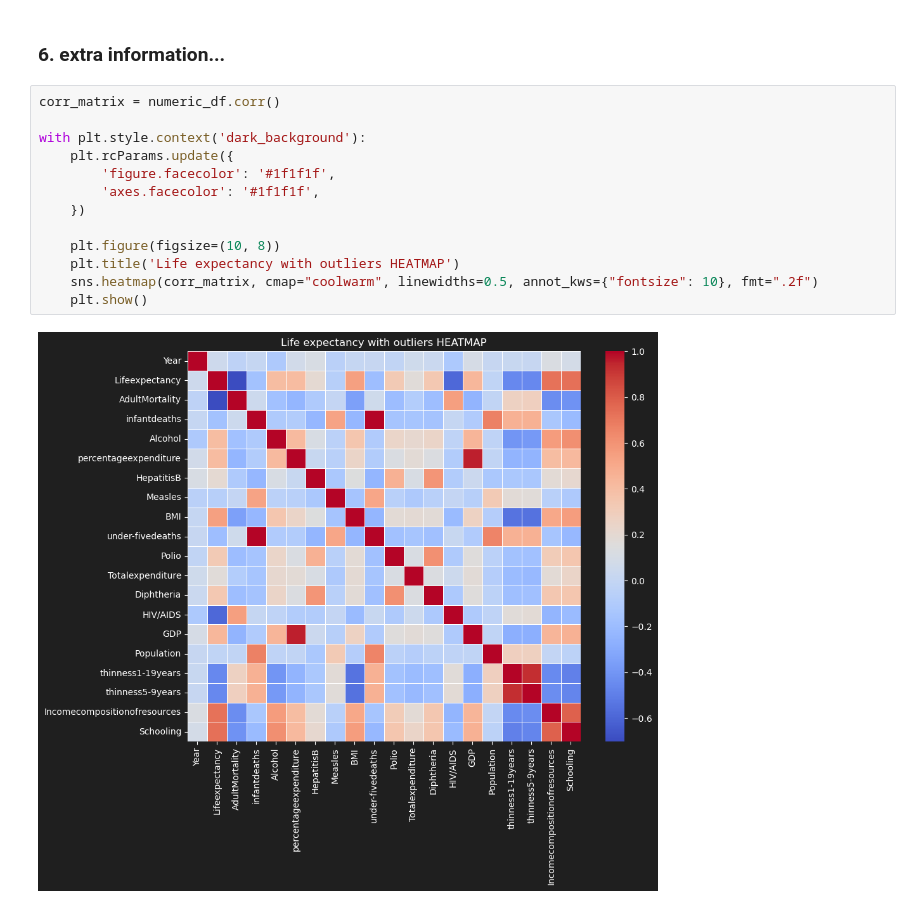
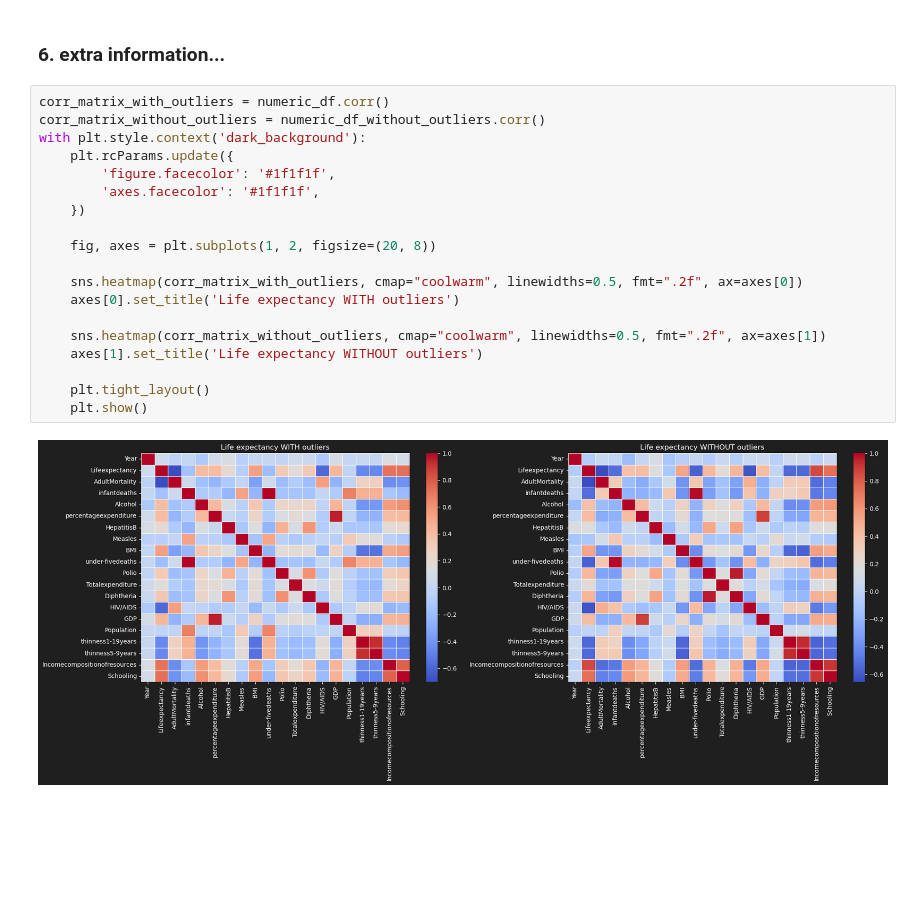
Before and after one commit to amitedenzon/life-expectancy, a Jupyter notebook: research.ipynb, the cells around one changed output. Saved outputs shown, nothing was run; the diff lists cells and outputs as text; blank space fills up the shorter version.

```diff
--- a/research.ipynb
+++ b/research.ipynb
@@ -227,17 +227,23 @@ Wilcoxon test results
 # %% [markdown]
 ### 6. extra information...
 # %%
-corr_matrix = numeric_df.corr()
-
+corr_matrix_with_outliers = numeric_df.corr()
+corr_matrix_without_outliers = numeric_df_without_outliers.corr()
 with plt.style.context('dark_background'):
     plt.rcParams.update({
         'figure.facecolor': '#1f1f1f',
         'axes.facecolor': '#1f1f1f',
     })
 
-    plt.figure(figsize=(10, 8))
-    plt.title('Life expectancy with outliers HEATMAP')
-    sns.heatmap(corr_matrix, cmap="coolwarm", linewidths=0.5, annot_kws={"fontsize": 10}, fmt=".2f")
+    fig, axes = plt.subplots(1, 2, figsize=(20, 8))
+
+    sns.heatmap(corr_matrix_with_outliers, cmap="coolwarm", linewidths=0.5, fmt=".2f", ax=axes[0])
+    axes[0].set_title('Life expectancy WITH outliers')
+
+    sns.heatmap(corr_matrix_without_outliers, cmap="coolwarm", linewidths=0.5, fmt=".2f", ax=axes[1])
+    axes[1].set_title('Life expectancy WITHOUT outliers')
+
+    plt.tight_layout()
     plt.show()
 # %% [output]
-[figure, old version]
+[figure, new version]
```
Also changed, not shown: parts of 11 cells of this notebook.
